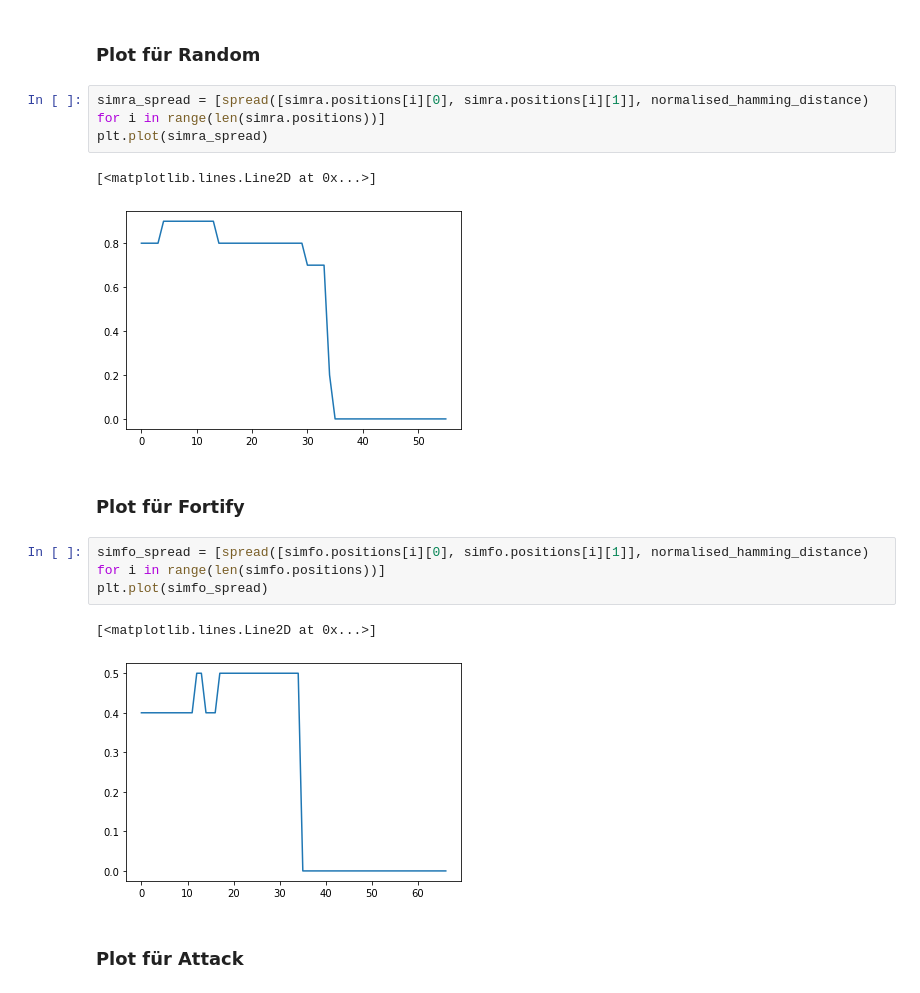
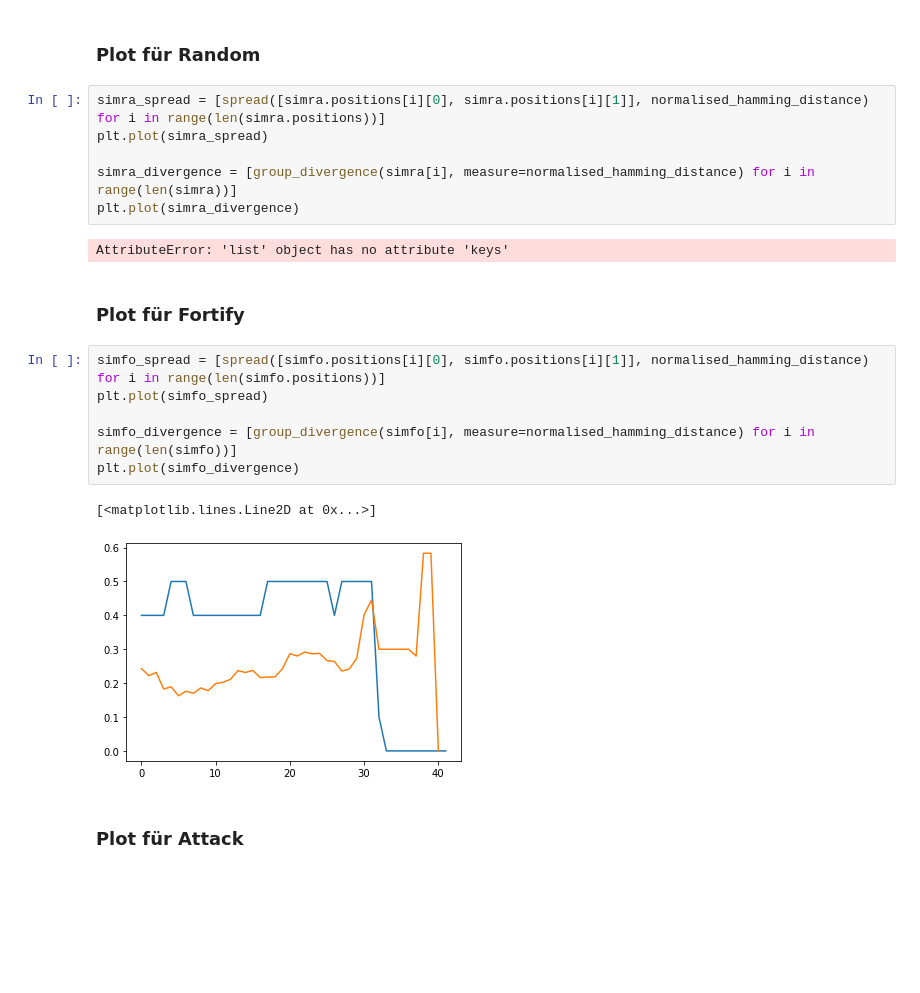
Before and after one commit to kopeckyf/taupy, a Jupyter notebook: notebooks/polarisation.ipynb, the cells around one changed output. Cells and saved outputs as stored; diff of their text form; blank space fills up the shorter version.

```diff
--- a/notebooks/polarisation.ipynb
+++ b/notebooks/polarisation.ipynb
@@ -58,17 +58,22 @@ import matplotlib.pyplot as plt
 # %%
 simra_spread = [spread([simra.positions[i][0], simra.positions[i][1]], normalised_hamming_distance) for i in range(len(simra.positions))]
 plt.plot(simra_spread)
+
+simra_divergence = [group_divergence(simra[i], measure=normalised_hamming_distance) for i in range(len(simra))]
+plt.plot(simra_divergence)
 # %% [output]
-[<matplotlib.lines.Line2D at 0x...>]
+AttributeError: 'list' object has no attribute 'keys'
-[figure, removed]
 # %% [markdown]
 ### Plot für Fortify
 # %%
 simfo_spread = [spread([simfo.positions[i][0], simfo.positions[i][1]], normalised_hamming_distance) for i in range(len(simfo.positions))]
 plt.plot(simfo_spread)
+
+simfo_divergence = [group_divergence(simfo[i], measure=normalised_hamming_distance) for i in range(len(simfo))]
+plt.plot(simfo_divergence)
 # %% [output]
 [<matplotlib.lines.Line2D at 0x...>]
-[figure, old version]
+[figure, new version]
 # %% [markdown]
 ### Plot für Attack
 # %%
```
Also changed, not shown: parts of 8 cells of this notebook, 1 other file.
